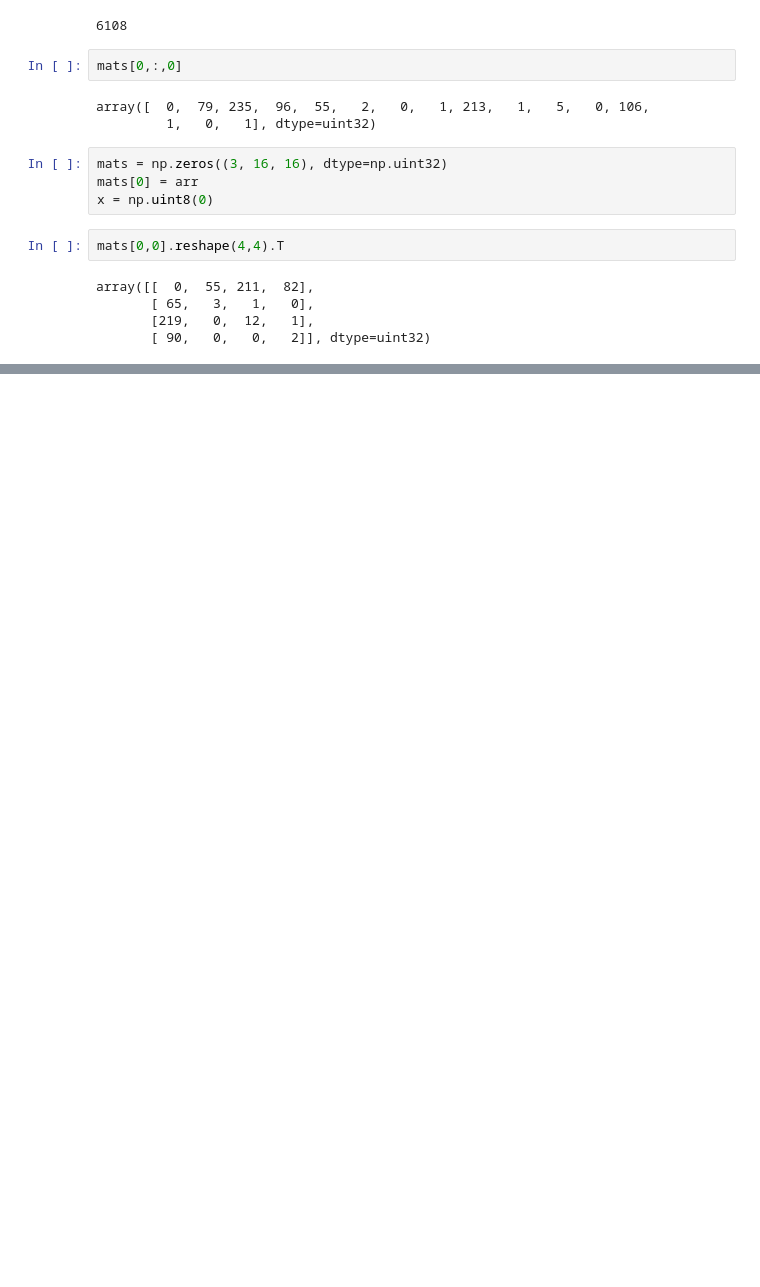
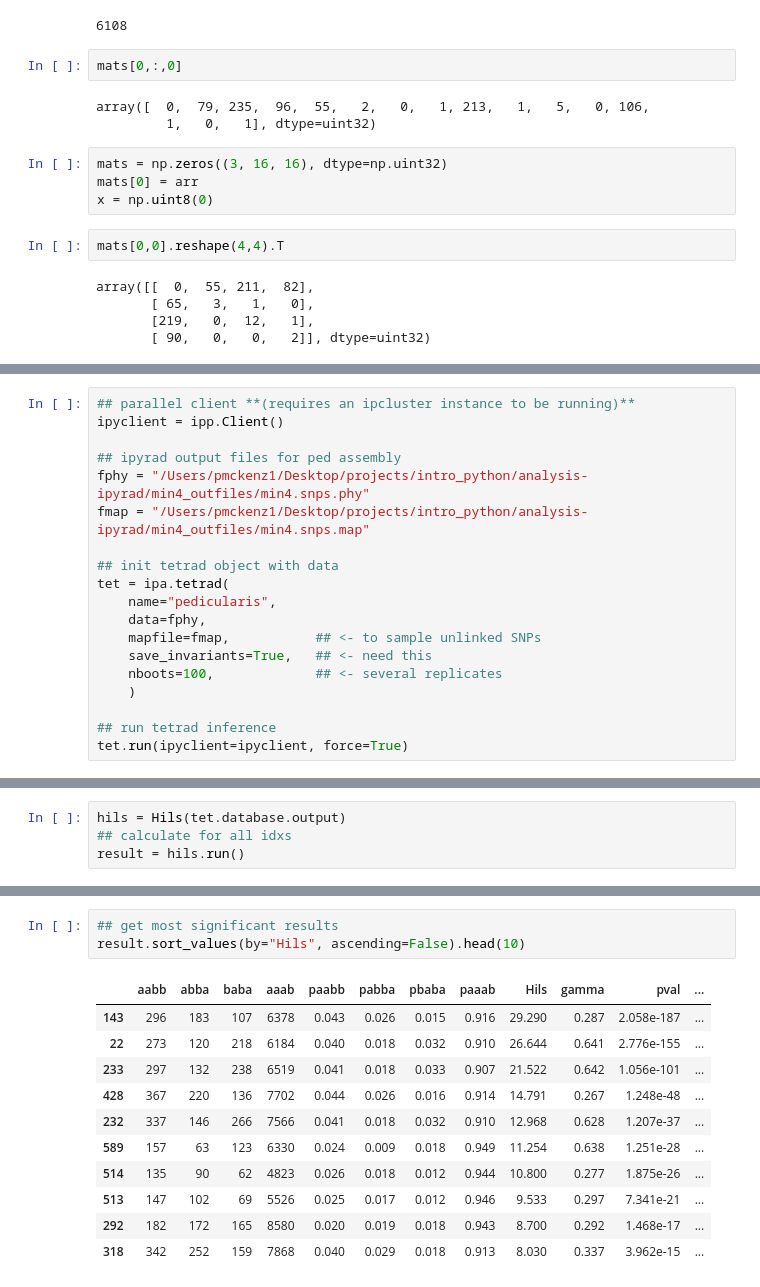
Before and after one commit to pmckenz1/quartet_proj, a Jupyter notebook: tetrad_introgression_working.ipynb, the cells around one changed output, grey strips where cells are left out. Drawn from its saved outputs; the diff is of its cells as text; blank space fills up the shorter version.

```diff
--- a/tetrad_introgression_working.ipynb
+++ b/tetrad_introgression_working.ipynb
@@ -398,0 +633,19 @@ array([[  0,  55, 211,  82],
+# %%
+## parallel client **(requires an ipcluster instance to be running)**
+ipyclient = ipp.Client()
+
+## ipyrad output files for ped assembly
+fphy = "/Users/pmckenz1/Desktop/projects/intro_python/analysis-ipyrad/min4_outfiles/min4.snps.phy"
+fmap = "/Users/pmckenz1/Desktop/projects/intro_python/analysis-ipyrad/min4_outfiles/min4.snps.map"
+
+## init tetrad object with data
+tet = ipa.tetrad(
+    name="pedicularis",
+    data=fphy,
+    mapfile=fmap,           ## <- to sample unlinked SNPs
+    save_invariants=True,   ## <- need this
+    nboots=100,             ## <- several replicates
+    )
+
+## run tetrad inference
+tet.run(ipyclient=ipyclient, force=True)
@@ -398,0 +661,4 @@ array([[  0,  55, 211,  82],
+# %%
+hils = Hils(tet.database.output)
+## calculate for all idxs
+result = hils.run()
@@ -398,0 +705,15 @@ array([[  0,  55, 211,  82],
+# %%
+## get most significant results
+result.sort_values(by="Hils", ascending=False).head(10)
+# %% [output]
+|  | aabb | abba | baba | aaab | paabb | pabba | pbaba | paaab | Hils | gamma | pval | ... |
+| 143 | 296 | 183 | 107 | 6378 | 0.043 | 0.026 | 0.015 | 0.916 | 29.290 | 0.287 | 2.058e-187 | ... |
+| 22 | 273 | 120 | 218 | 6184 | 0.040 | 0.018 | 0.032 | 0.910 | 26.644 | 0.641 | 2.776e-155 | ... |
+| 233 | 297 | 132 | 238 | 6519 | 0.041 | 0.018 | 0.033 | 0.907 | 21.522 | 0.642 | 1.056e-101 | ... |
+| 428 | 367 | 220 | 136 | 7702 | 0.044 | 0.026 | 0.016 | 0.914 | 14.791 | 0.267 | 1.248e-48 | ... |
+| 232 | 337 | 146 | 266 | 7566 | 0.041 | 0.018 | 0.032 | 0.910 | 12.968 | 0.628 | 1.207e-37 | ... |
+| 589 | 157 | 63 | 123 | 6330 | 0.024 | 0.009 | 0.018 | 0.949 | 11.254 | 0.638 | 1.251e-28 | ... |
+| 514 | 135 | 90 | 62 | 4823 | 0.026 | 0.018 | 0.012 | 0.944 | 10.800 | 0.277 | 1.875e-26 | ... |
+| 513 | 147 | 102 | 69 | 5526 | 0.025 | 0.017 | 0.012 | 0.946 | 9.533 | 0.297 | 7.341e-21 | ... |
+| 292 | 182 | 172 | 165 | 8580 | 0.020 | 0.019 | 0.018 | 0.943 | 8.700 | 0.292 | 1.468e-17 | ... |
+| 318 | 342 | 252 | 159 | 7868 | 0.040 | 0.029 | 0.018 | 0.913 | 8.030 | 0.337 | 3.962e-15 | ... |
```
Also changed, not shown: parts of 9 cells of this notebook, 26 other files.
